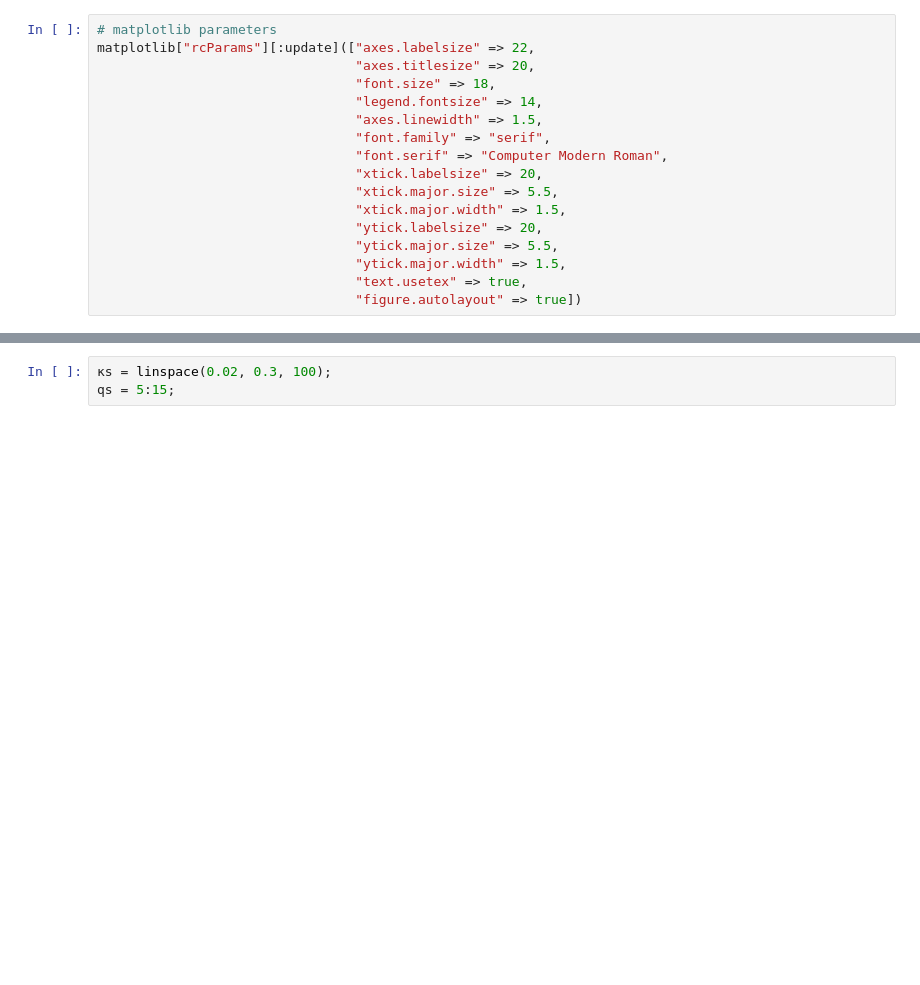
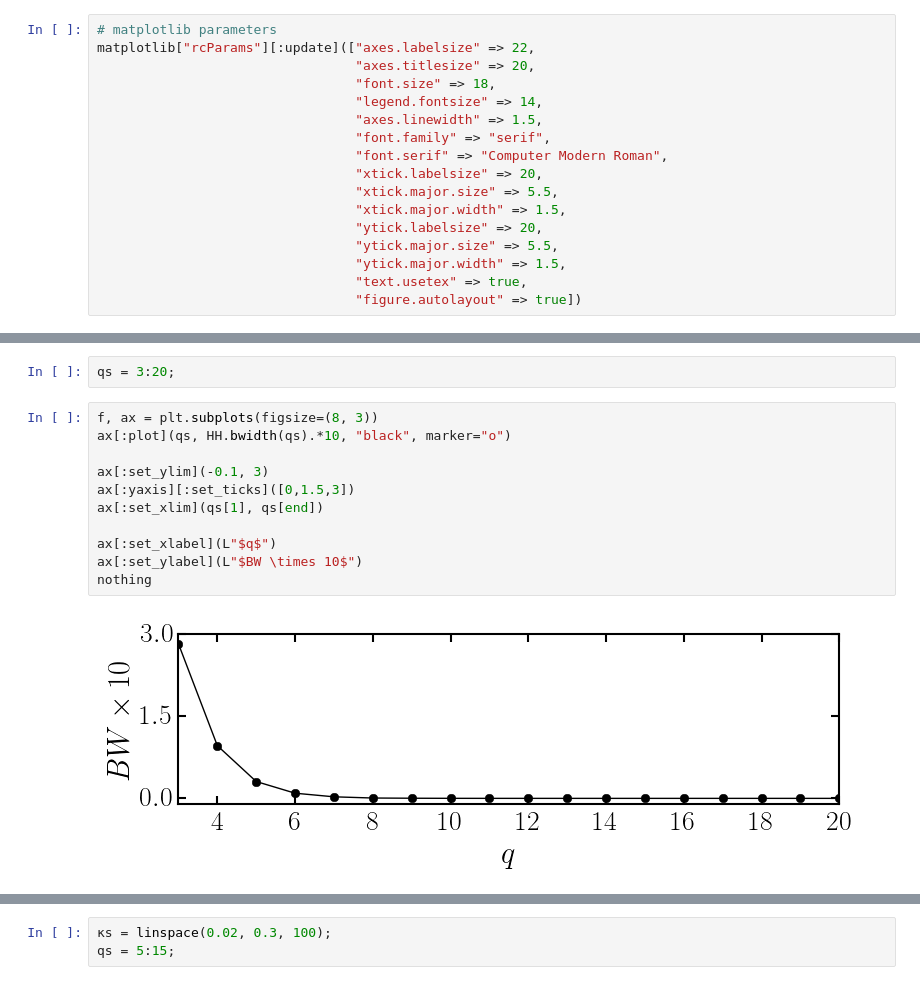
Before and after one commit to berceanu/topo-photon, a Jupyter notebook: anc/approximations.ipynb, the cells around one changed output, grey strips where cells are left out. Saved outputs shown, nothing was run; the diff lists cells and outputs as text; blank space fills up the shorter version.

```diff
--- a/anc/approximations.ipynb
+++ b/anc/approximations.ipynb
@@ -27,0 +81,15 @@ matplotlib["rcParams"][:update](["axes.labelsize" => 22,
+# %%
+qs = 3:20;
+# %%
+f, ax = plt.subplots(figsize=(8, 3))
+ax[:plot](qs, HH.bwidth(qs).*10, "black", marker="o")
+
+ax[:set_ylim](-0.1, 3)
+ax[:yaxis][:set_ticks]([0,1.5,3])
+ax[:set_xlim](qs[1], qs[end])
+
+ax[:set_xlabel](L"$q$")
+ax[:set_ylabel](L"$BW \times 10$")
+nothing
+# %% [output]
+[figure, added]
```
Also changed, not shown: parts of 14 cells of this notebook, 8 other files.
